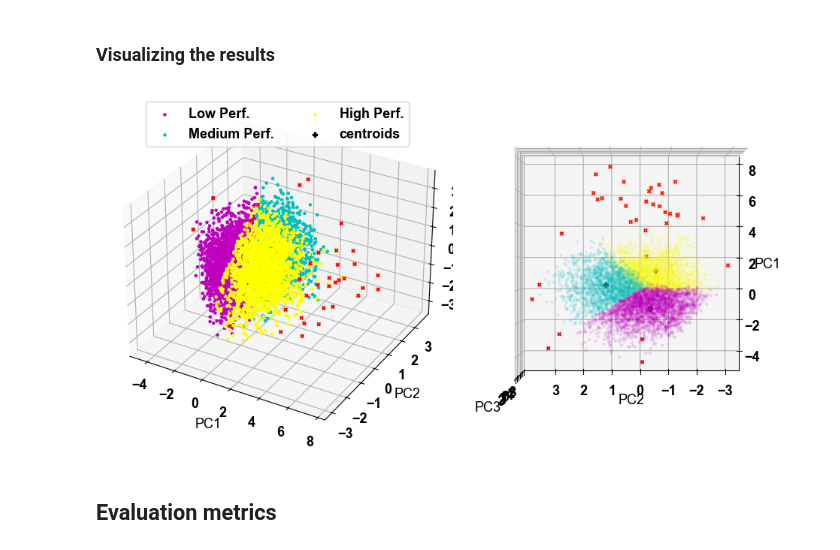
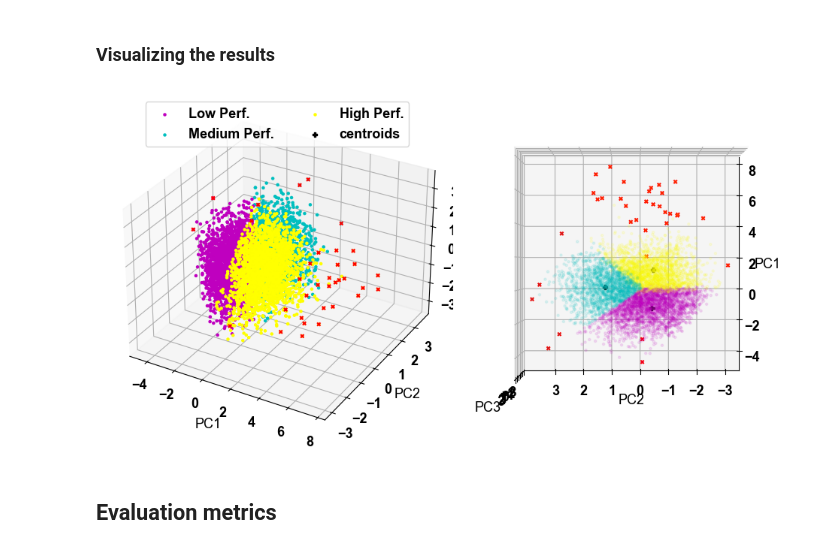
Before and after one commit to ricdirenzo/AAI_master_workshops, a Jupyter notebook: clustering/preprocessing_clustering.ipynb, the cells around one changed output. Drawn from its saved outputs; the diff is of its cells as text; code cells hidden in the pictures.

```diff
--- a/clustering/preprocessing_clustering.ipynb
+++ b/clustering/preprocessing_clustering.ipynb
@@ -317,7 +316,7 @@ All distances are added to an ordered list, containings reachability distances i
 # %%
 # Creating a numpy array with numbers at equal spaces till
 # the specified range
-space = np.arange(len(normalize(X)))
+space = np.arange(len(normalize(X_rd)))
 
 # Storing the reachability distance of each point
 reachability = optics_predict.reachability_[optics_predict.ordering_]
@@ -358,7 +357,7 @@ OPTICS is primarily a clustering algorithm, but it can be adapted for anomaly de
 We will consider 99.5% of the data as normal, and the remaining portion will be classified as outliers. With this threshold value, we will identify samples with scores equal to or higher than the threshold.
 # %%
 # Define the model
-optics_anomaly = OPTICS(metric='euclidean').fit(X)
+optics_anomaly = OPTICS(metric='euclidean').fit(X_rd)
 
 # Get core distances
 scores = optics_anomaly.core_distances_
@@ -368,7 +367,7 @@ thresh = np.quantile(scores, .995)
 # %%
 # Identify anomalies
 index = np.where(scores >= thresh)
-values = X[index]
+values = X_rd[index]
 # %%
 print('\033[1m \bAnomal points: \033[0m \n')
 print(values)
@@ -390,7 +389,7 @@ At first, we use the elbow criterion. This method is a heuristic used in determi
 sse = []
 for k in range(1, 11):
     kmeans = KMeans(n_clusters=k, init='k-means++', max_iter=300, n_init=10, random_state=0)
-    kmeans.fit(X)
+    kmeans.fit(X_rd)
     sse.append(kmeans.inertia_)
 
 plt.plot(range(1, 11), sse, 'k', lw=2, marker='s')
@@ -511,37 +510,37 @@ fig, axs = plt.subplots(1, 2, figsize=(12, 6), subplot_kw=dict(projection='3d'))
 fig.subplots_adjust(wspace=0, hspace=0)
 
 rotate = [(None, None), (180, 90)]
 colormap = ListedColormap(['m', 'c', 'yellow'])
 
 opacity = 1
 for i in range(len(rotate)):
     if i == 1:
         opacity = .1
     for index, class_value in enumerate(np.unique(labels_kmeans)):
         if class_value == 0:
             class_ = 'Low Perf.'
 
         elif class_value==1:
             class_ = 'Medium Perf.'
 
         else:
             class_ = 'High Perf.'
         axs[i].scatter(
-            X[labels_kmeans == class_value, 0],
-            X[labels_kmeans == class_value, 1],
-            X[labels_kmeans == class_value, 2],
+            X_rd[labels_kmeans == class_value, 0],
+            X_rd[labels_kmeans == class_value, 1],
+            X_rd[labels_kmeans == class_value, 2],
             color=colormap(index), alpha=opacity, label=class_, marker='.')
 
     axs[i].scatter(values[:, 0], values[:, 1], values[:, 2], c='r', alpha=1, s=10, marker='x')
     axs[i].scatter(centroids[:, 0], centroids[:, 1],  centroids[:, 2], c='k', marker='P', alpha=1, label='centroids')
 
     axs[i].view_init(azim=rotate[i][0], elev=rotate[i][1])
     axs[i].set_xlabel('PC1'), axs[i].set_ylabel('PC2'), axs[i].set_zlabel('PC3')
 
 axs[0].legend(loc='upper center', ncol=2)
 plt.show();
 # %% [output]
-[figure, old version]
+[figure, new version]
 # %% [markdown]
 ## Evaluation metrics
 # %% [markdown]
```
Also changed, not shown: parts of 9 cells of this notebook.
